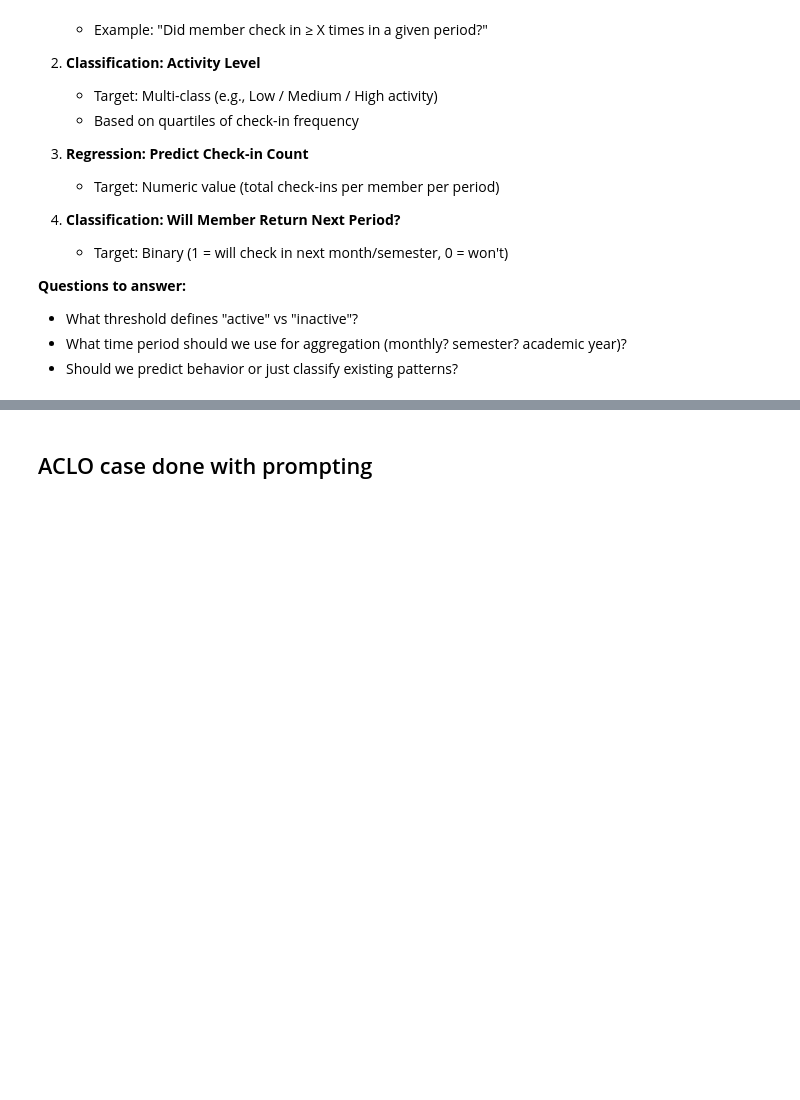
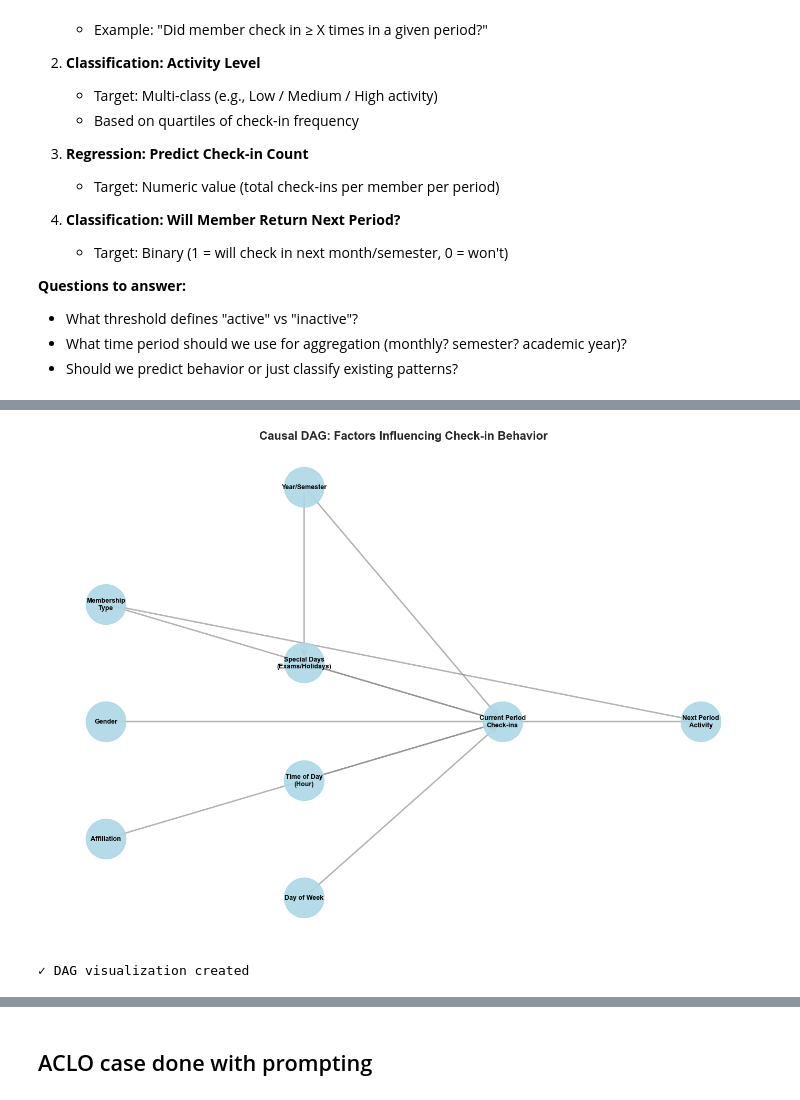
Before and after one commit to korho865/ACLO_project_AI, a Jupyter notebook: ACLO_project_AI.ipynb, the cells around one changed output, grey strips where cells are left out. Saved outputs shown, nothing was run; the diff lists cells and outputs as text; code cells hidden in the pictures; blank space fills up the shorter version.

```diff
--- a/ACLO_project_AI.ipynb
+++ b/ACLO_project_AI.ipynb
@@ -226,0 +616,65 @@ Before proceeding, we need to define the **target variable** for our predictive
+# %%
+# Create a Directed Acyclic Graph showing causal relationships
+G = nx.DiGraph()
+
+# Define nodes
+nodes = [
+    'Membership\nType',
+    'Gender',
+    'Affiliation',
+    'Year/Semester',
+    'Special Days\n(Exams/Holidays)',
+    'Time of Day\n(Hour)',
+    'Day of Week',
+    'Current Period\nCheck-ins',
+    'Next Period\nActivity'
+]
+
+# Add nodes
+G.add_nodes_from(nodes)
+
+# Define edges (causal relationships)
+edges = [
+    ('Membership\nType', 'Current Period\nCheck-ins'),
+    ('Gender', 'Current Period\nCheck-ins'),
+    ('Affiliation', 'Current Period\nCheck-ins'),
+    ('Year/Semester', 'Current Period\nCheck-ins'),
+    ('Special Days\n(Exams/Holidays)', 'Current Period\nCheck-ins'),
+    ('Time of Day\n(Hour)', 'Current Period\nCheck-ins'),
+    ('Day of Week', 'Current Period\nCheck-ins'),
+    ('Year/Semester', 'Special Days\n(Exams/Holidays)'),
+    ('Current Period\nCheck-ins', 'Next Period\nActivity'),
+    ('Membership\nType', 'Next Period\nActivity'),
+]
+
+G.add_edges_from(edges)
+
+# Create visualization
+plt.figure(figsize=(14, 10))
+pos = {
+    'Membership\nType': (0, 3),
+    'Gender': (0, 2),
+    'Affiliation': (0, 1),
+    'Year/Semester': (2, 4),
+    'Special Days\n(Exams/Holidays)': (2, 2.5),
+    'Time of Day\n(Hour)': (2, 1.5),
+    'Day of Week': (2, 0.5),
+    'Current Period\nCheck-ins': (4, 2),
+    'Next Period\nActivity': (6, 2)
+}
+
+# Draw the graph
+nx.draw_networkx_nodes(G, pos, node_color='lightblue', node_size=3000, alpha=0.9)
+nx.draw_networkx_labels(G, pos, font_size=9, font_weight='bold')
+nx.draw_networkx_edges(G, pos, edge_color='gray', arrows=True, arrowsize=20,
+                        arrowstyle='->', width=2, alpha=0.6)
+
+plt.title('Causal DAG: Factors Influencing Check-in Behavior', fontsize=16, fontweight='bold')
+plt.axis('off')
+plt.tight_layout()
+plt.show()
+
+print("✓ DAG visualization created")
+# %% [output]
+[figure, added]
+✓ DAG visualization created
```
Also changed, not shown: parts of 38 cells of this notebook.
